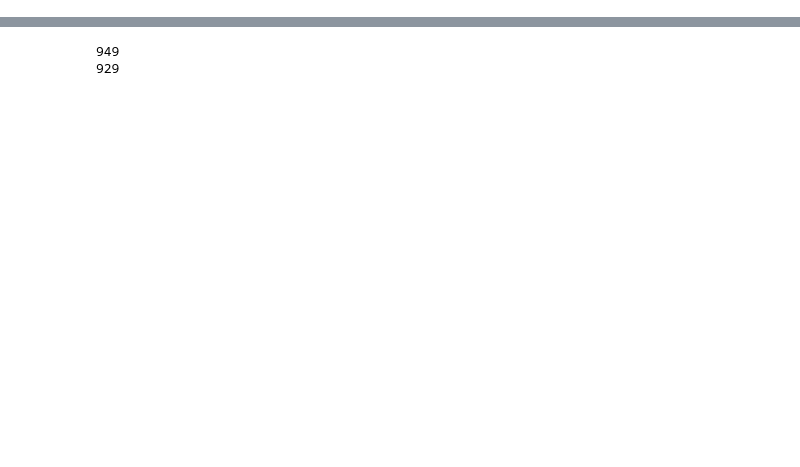
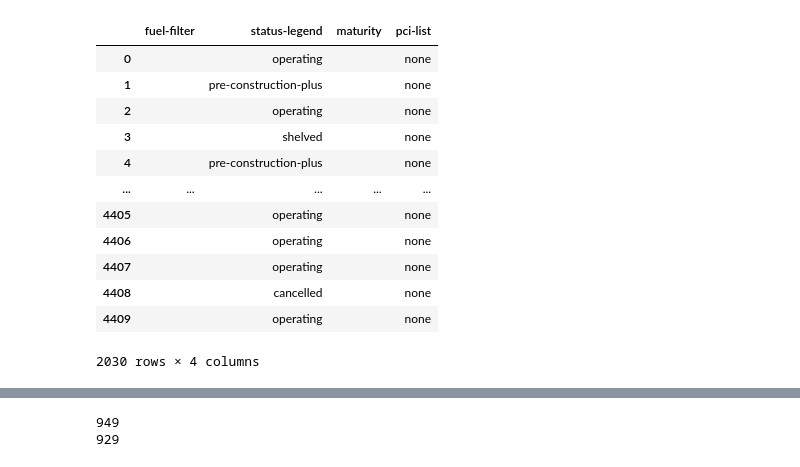
Before and after one commit to TaylorHigginsGEM/processPublicData, a Jupyter notebook: testing.ipynb, the cells around one changed output, grey strips where cells are left out. Drawn from its saved outputs; the diff is of its cells as text; code cells hidden in the pictures; blank space fills up the shorter version.

```diff
--- a/testing.ipynb
+++ b/testing.ipynb
@@ -24,0 +352,18 @@ today_date = datetime.today()
+# %%
+mapdfeu_gogpt = mapdfeu[mapdfeu['tracker-custom']=='GOGPT'][['fuel-filter', 'status-legend', 'maturity', 'pci-list']]
+# %%
+mapdfeu_gogpt
+# %% [output]
+|  | fuel-filter | status-legend | maturity | pci-list |
+| 0 |  | operating |  | none |
+| 1 |  | pre-construction-plus |  | none |
+| 2 |  | operating |  | none |
+| 3 |  | shelved |  | none |
+| 4 |  | pre-construction-plus |  | none |
+| ... | ... | ... | ... | ... |
+| 4405 |  | operating |  | none |
+| 4406 |  | operating |  | none |
+| 4407 |  | operating |  | none |
+| 4408 |  | cancelled |  | none |
+| 4409 |  | operating |  | none |
+2030 rows × 4 columns
```
Also changed, not shown: parts of 30 cells of this notebook, 1 other file.
